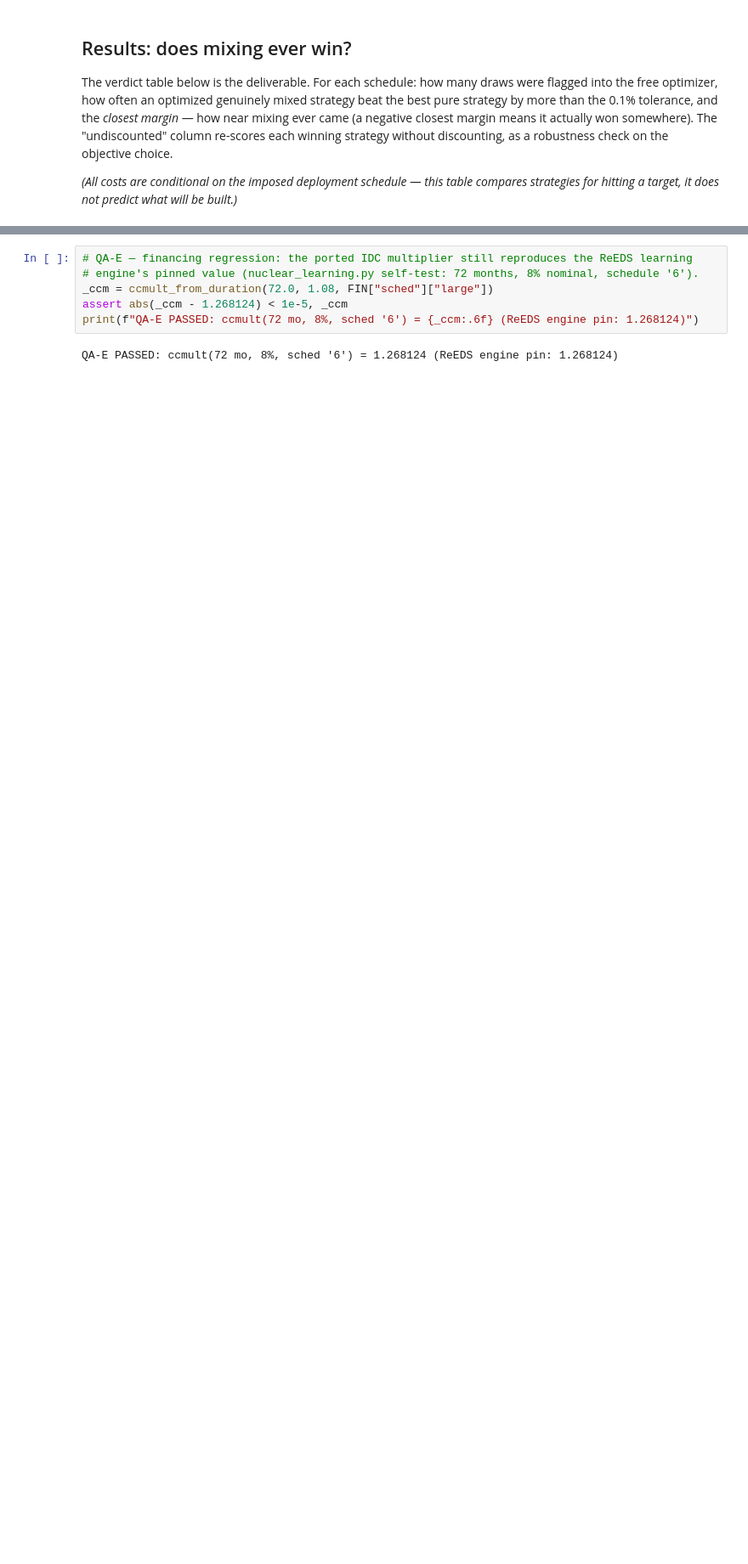
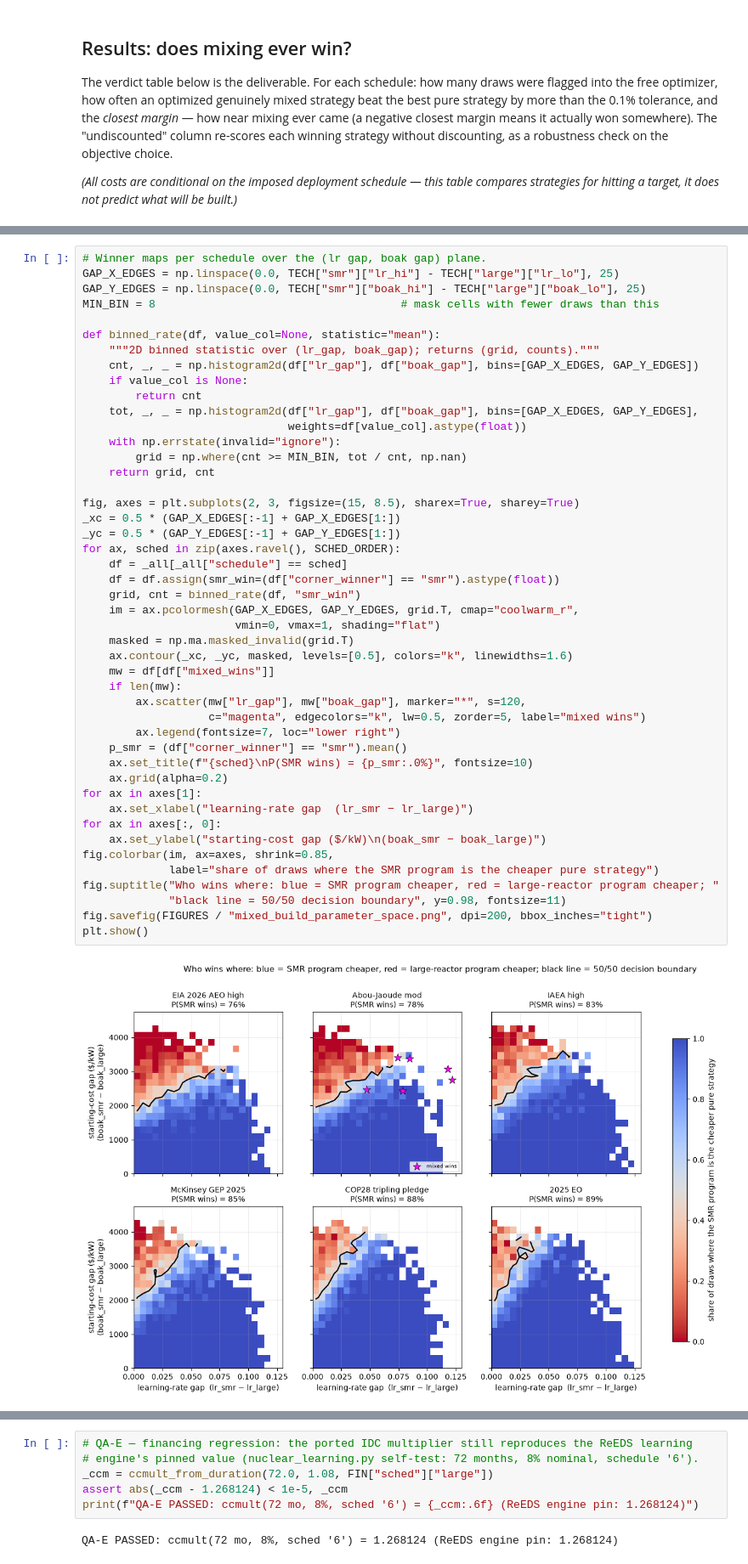
Before and after one commit to Ethan-s-PhD/ReEDS-nuclear-learning, a Jupyter notebook: z-ethan/mc/mixed_build_optimizer.ipynb, the cells around one changed output, grey strips where cells are left out. Shown at 85% size. Drawn from its saved outputs; the diff is of its cells as text; blank space fills up the shorter version.

```diff
--- a/z-ethan/mc/mixed_build_optimizer.ipynb
+++ b/z-ethan/mc/mixed_build_optimizer.ipynb
@@ -1076,0 +1097,48 @@ rho_boak
+# %%
+# Winner maps per schedule over the (lr gap, boak gap) plane.
+GAP_X_EDGES = np.linspace(0.0, TECH["smr"]["lr_hi"] - TECH["large"]["lr_lo"], 25)
+GAP_Y_EDGES = np.linspace(0.0, TECH["smr"]["boak_hi"] - TECH["large"]["boak_lo"], 25)
+MIN_BIN = 8                                     # mask cells with fewer draws than this
+
+def binned_rate(df, value_col=None, statistic="mean"):
+    """2D binned statistic over (lr_gap, boak_gap); returns (grid, counts)."""
+    cnt, _, _ = np.histogram2d(df["lr_gap"], df["boak_gap"], bins=[GAP_X_EDGES, GAP_Y_EDGES])
+    if value_col is None:
+        return cnt
+    tot, _, _ = np.histogram2d(df["lr_gap"], df["boak_gap"], bins=[GAP_X_EDGES, GAP_Y_EDGES],
+                               weights=df[value_col].astype(float))
+    with np.errstate(invalid="ignore"):
+        grid = np.where(cnt >= MIN_BIN, tot / cnt, np.nan)
+    return grid, cnt
+
+fig, axes = plt.subplots(2, 3, figsize=(15, 8.5), sharex=True, sharey=True)
+_xc = 0.5 * (GAP_X_EDGES[:-1] + GAP_X_EDGES[1:])
+_yc = 0.5 * (GAP_Y_EDGES[:-1] + GAP_Y_EDGES[1:])
+for ax, sched in zip(axes.ravel(), SCHED_ORDER):
+    df = _all[_all["schedule"] == sched]
+    df = df.assign(smr_win=(df["corner_winner"] == "smr").astype(float))
+    grid, cnt = binned_rate(df, "smr_win")
+    im = ax.pcolormesh(GAP_X_EDGES, GAP_Y_EDGES, grid.T, cmap="coolwarm_r",
+                       vmin=0, vmax=1, shading="flat")
+    masked = np.ma.masked_invalid(grid.T)
+    ax.contour(_xc, _yc, masked, levels=[0.5], colors="k", linewidths=1.6)
+    mw = df[df["mixed_wins"]]
+    if len(mw):
+        ax.scatter(mw["lr_gap"], mw["boak_gap"], marker="*", s=120,
+                   c="magenta", edgecolors="k", lw=0.5, zorder=5, label="mixed wins")
+        ax.legend(fontsize=7, loc="lower right")
+    p_smr = (df["corner_winner"] == "smr").mean()
+    ax.set_title(f"{sched}\nP(SMR wins) = {p_smr:.0%}", fontsize=10)
+    ax.grid(alpha=0.2)
+for ax in axes[1]:
+    ax.set_xlabel("learning-rate gap  (lr_smr − lr_large)")
+for ax in axes[:, 0]:
+    ax.set_ylabel("starting-cost gap ($/kW)\n(boak_smr − boak_large)")
+fig.colorbar(im, ax=axes, shrink=0.85,
+             label="share of draws where the SMR program is the cheaper pure strategy")
+fig.suptitle("Who wins where: blue = SMR program cheaper, red = large-reactor program cheaper; "
+             "black line = 50/50 decision boundary", y=0.98, fontsize=11)
+fig.savefig(FIGURES / "mixed_build_parameter_space.png", dpi=200, bbox_inches="tight")
+plt.show()
+# %% [output]
+[figure, added]
```
Also changed, not shown: parts of 29 cells of this notebook, 11 other files.
